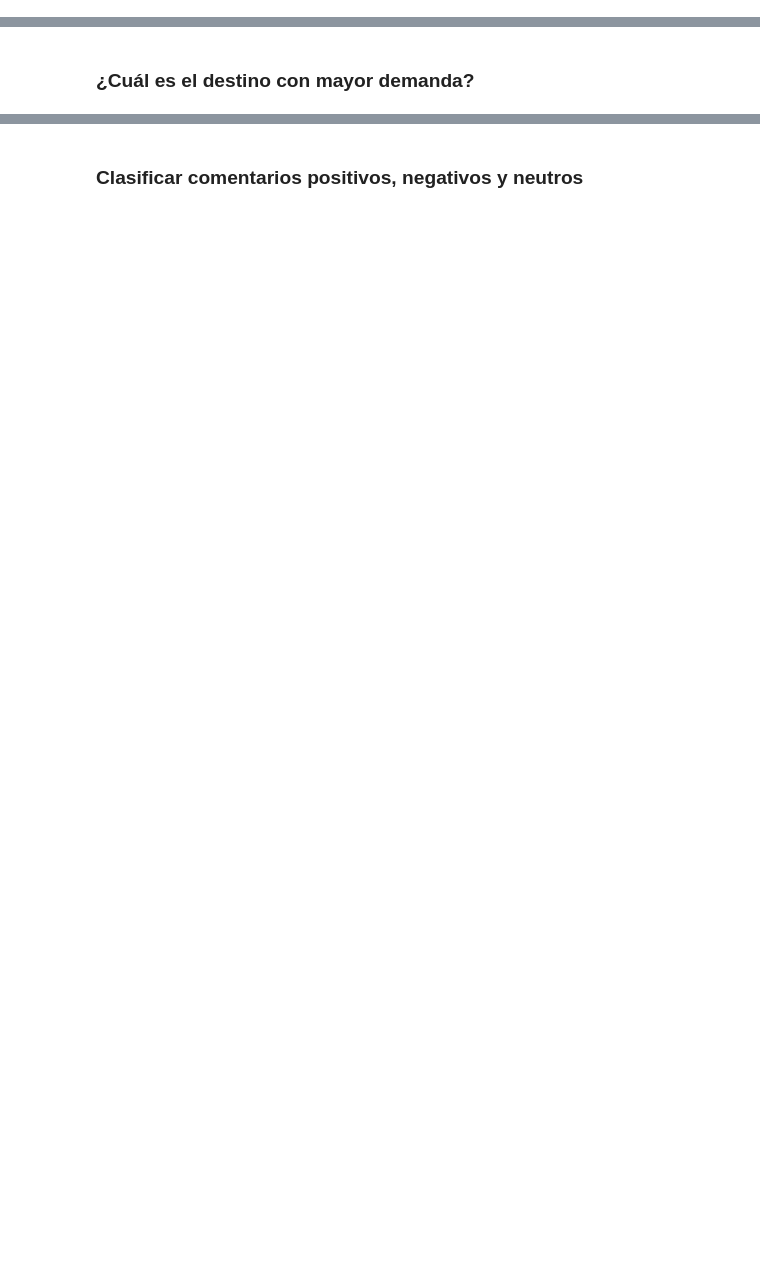
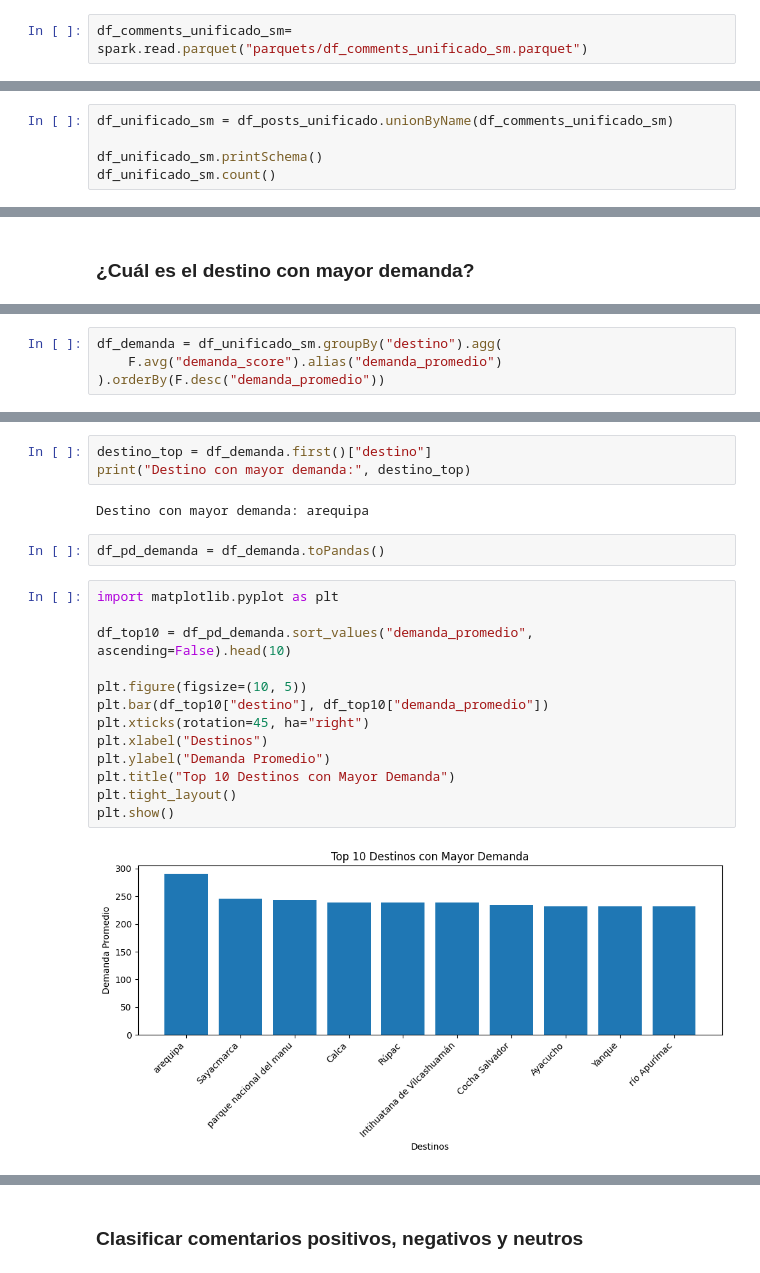
Before and after one commit to BIG-DATA-Y-ANALITICA-DE-DATOS/DEMANDA-TUR-STICA, a Jupyter notebook: notebooks/Analisis_y_modelado.ipynb, the cells around one changed output, grey strips where cells are left out. Saved outputs shown, nothing was run; the diff lists cells and outputs as text; blank space fills up the shorter version.

```diff
--- a/notebooks/Analisis_y_modelado.ipynb
+++ b/notebooks/Analisis_y_modelado.ipynb
@@ -1331,0 +1376,2 @@ root
+# %%
+df_comments_unificado_sm= spark.read.parquet("parquets/df_comments_unificado_sm.parquet")
@@ -1368,0 +1443,5 @@ print("Archivo guardado correctamente.")
+# %%
+df_unificado_sm = df_posts_unificado.unionByName(df_comments_unificado_sm)
+
+df_unificado_sm.printSchema()
+df_unificado_sm.count()
@@ -1372,0 +1469,4 @@ print("Archivo guardado correctamente.")
+# %%
+df_demanda = df_unificado_sm.groupBy("destino").agg(
+    F.avg("demanda_score").alias("demanda_promedio")
+).orderBy(F.desc("demanda_promedio"))
@@ -1372,0 +1493,22 @@ print("Archivo guardado correctamente.")
+# %%
+destino_top = df_demanda.first()["destino"]
+print("Destino con mayor demanda:", destino_top)
+# %% [output]
+Destino con mayor demanda: arequipa
+# %%
+df_pd_demanda = df_demanda.toPandas()
+# %%
+import matplotlib.pyplot as plt
+
+df_top10 = df_pd_demanda.sort_values("demanda_promedio", ascending=False).head(10)
+
+plt.figure(figsize=(10, 5))
+plt.bar(df_top10["destino"], df_top10["demanda_promedio"])
+plt.xticks(rotation=45, ha="right")
+plt.xlabel("Destinos")
+plt.ylabel("Demanda Promedio")
+plt.title("Top 10 Destinos con Mayor Demanda")
+plt.tight_layout()
+plt.show()
+# %% [output]
+[figure, added]
```
Also changed, not shown: parts of 86 cells of this notebook.
